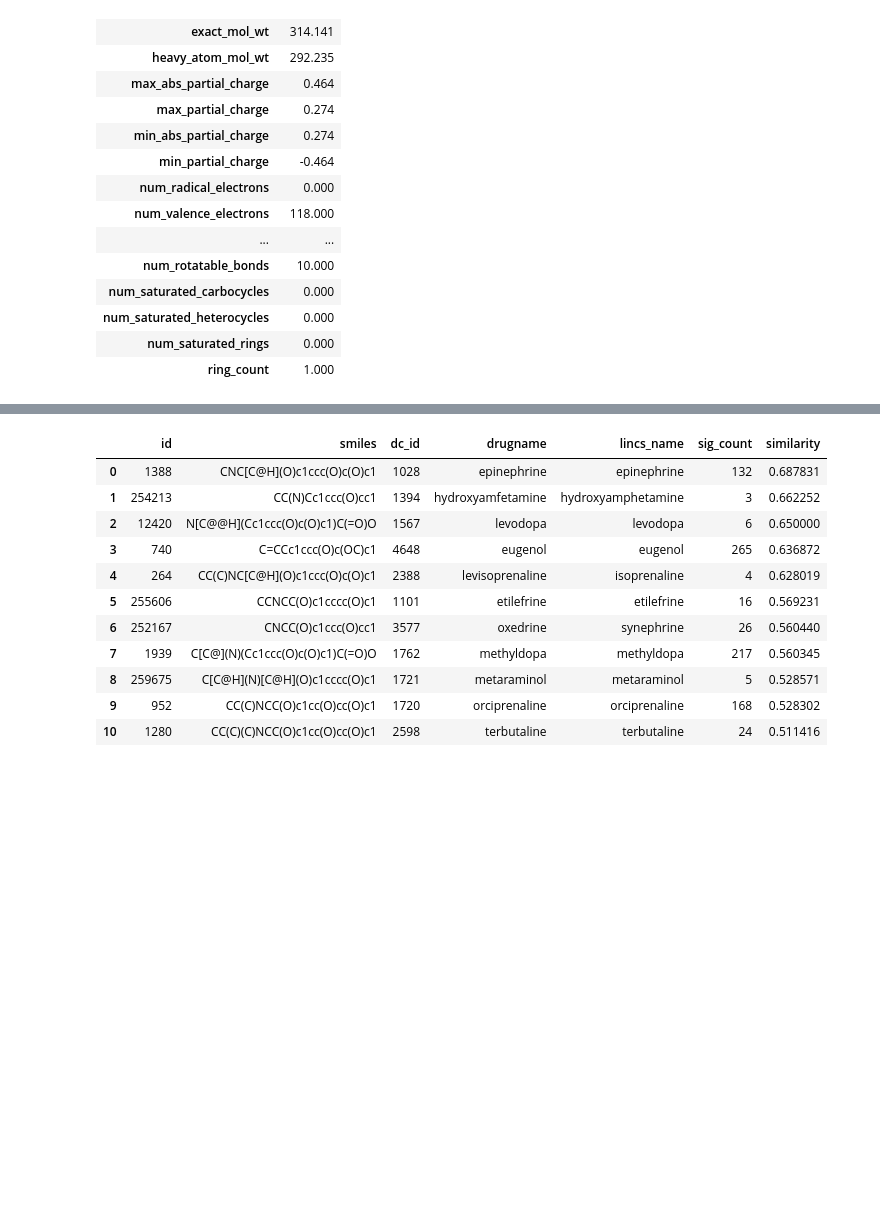
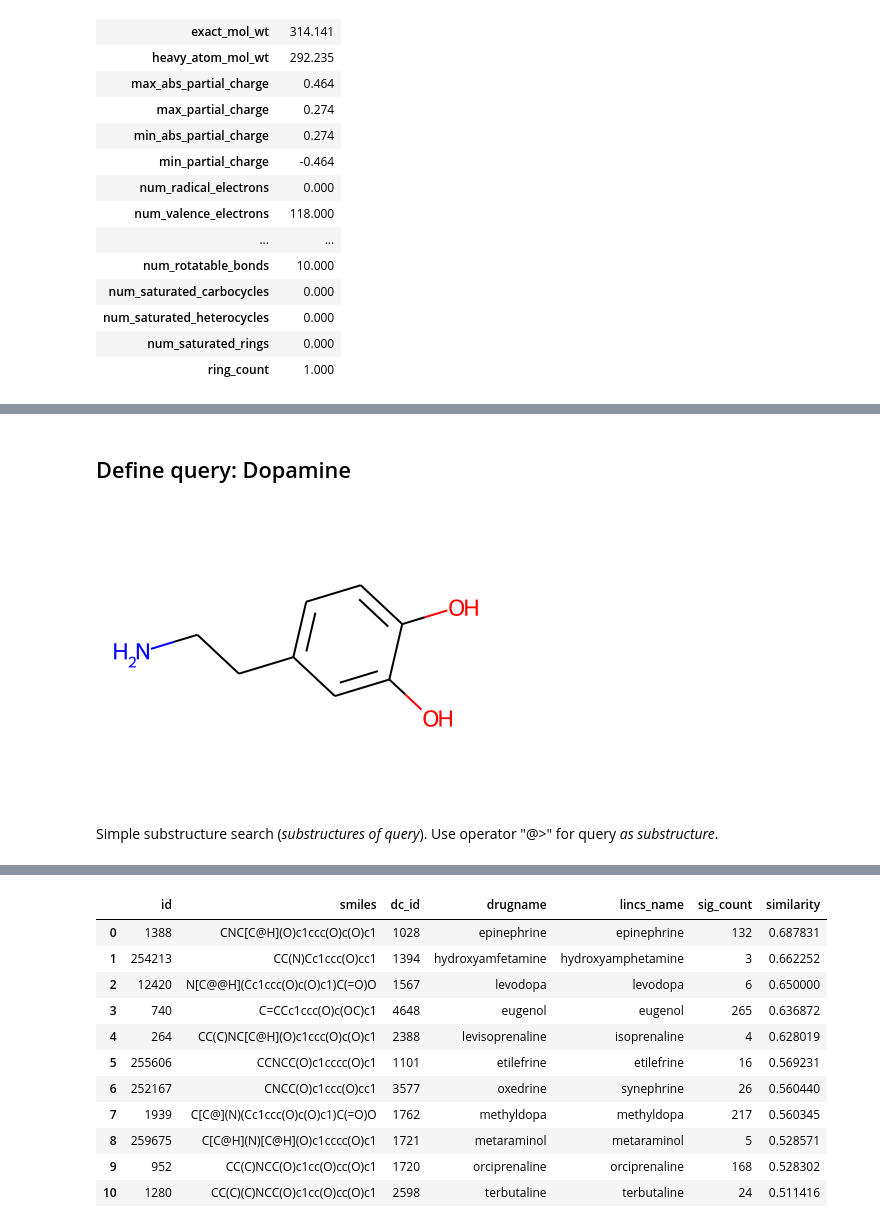
Before and after one commit to unmtransinfo/CFChemDb, a Jupyter notebook: notebooks/CFChemDb_RDKit_Colaboratory_Demo.ipynb, the cells around one changed output, grey strips where cells are left out. Drawn from its saved outputs; the diff is of its cells as text; code cells hidden in the pictures; blank space fills up the shorter version.

```diff
--- a/notebooks/CFChemDb_RDKit_Colaboratory_Demo.ipynb
+++ b/notebooks/CFChemDb_RDKit_Colaboratory_Demo.ipynb
@@ -155,0 +181,9 @@ Draw.MolsToGridImage([Chem.MolFromSmiles(smi) for smi in idg_sample.cansmi], mol
+# %% [markdown]
+## Define query: Dopamine
+# %%
+query_smiles = "NCCc1ccc(O)c(O)c1"
+Draw.MolToImage(Chem.MolFromSmiles(query_smiles), size=(400, 300))
+# %% [output]
+[figure, added]
+# %% [markdown]
+Simple substructure search (_substructures of query_). Use operator "@>" for query _as substructure_.
```
Also changed, not shown: parts of 23 cells of this notebook.
